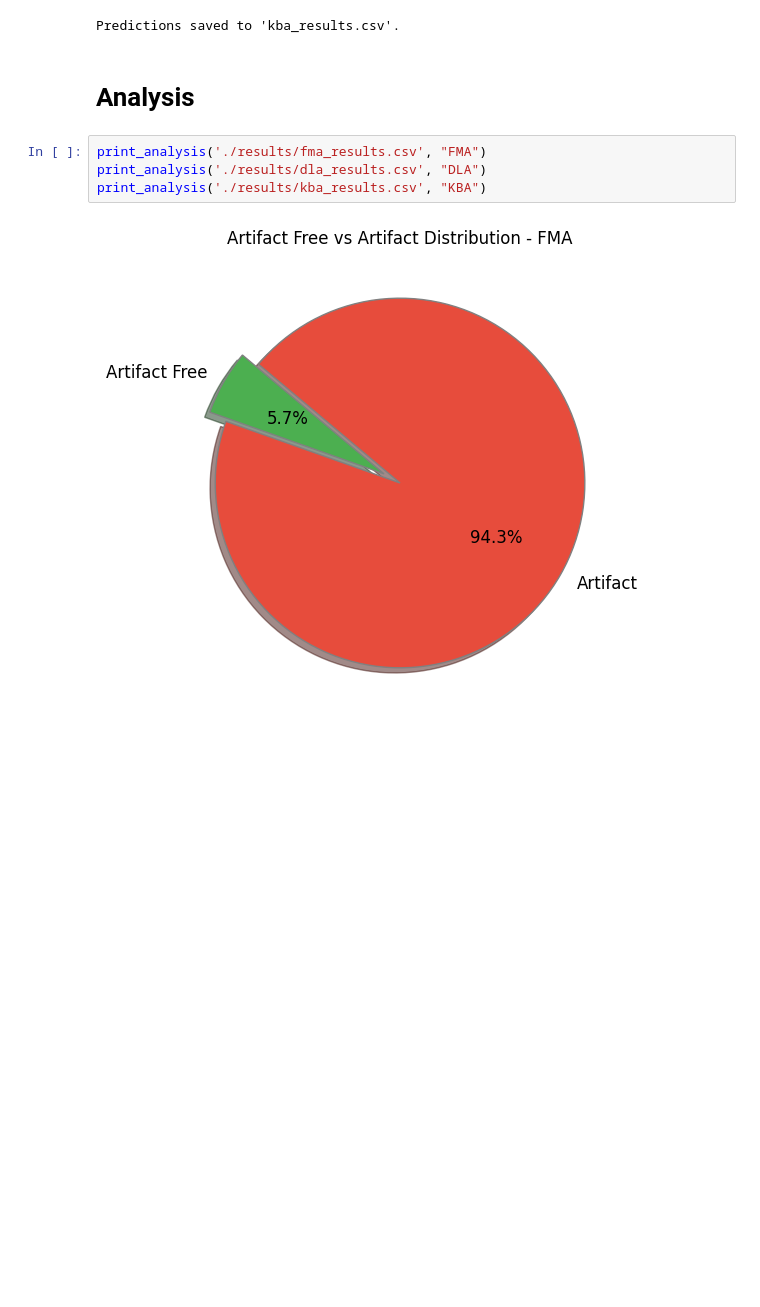
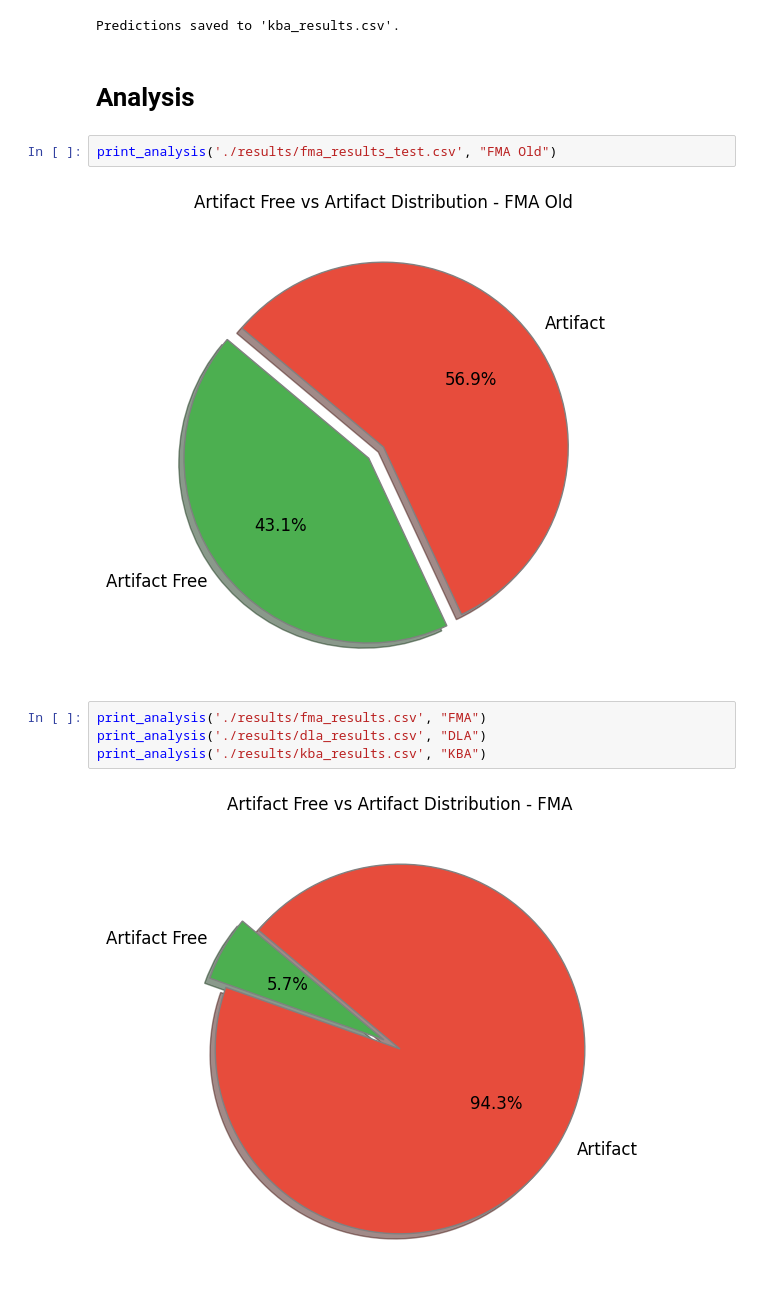
Before and after one commit to DIDSR/HistoART, a Jupyter notebook: histoart.ipynb, the cells around one changed output. Cells and saved outputs as stored; diff of their text form; blank space fills up the shorter version.

Commit message:
pushing old results

```diff
--- a/histoart.ipynb
+++ b/histoart.ipynb
@@ -102,6 +102,10 @@ runKBA(X_feat, y_feat, './models/kba_binary.pkl')
 Predictions saved to 'kba_results.csv'.
 # %% [markdown]
 # Analysis
+# %%
+print_analysis('./results/fma_results_test.csv', "FMA Old")
+# %% [output]
+[figure, added]
 # %%
 print_analysis('./results/fma_results.csv', "FMA")
 print_analysis('./results/dla_results.csv', "DLA")
```
Also changed, not shown: 1 other file.
